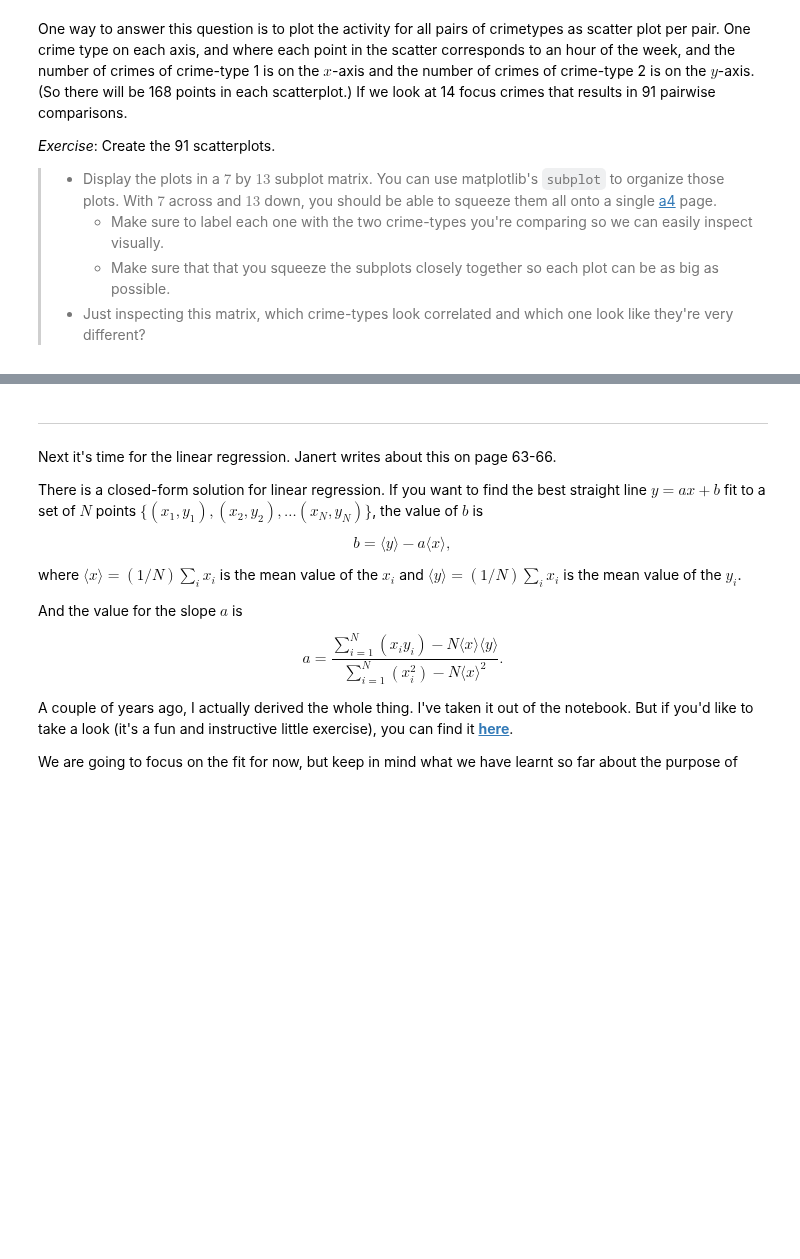
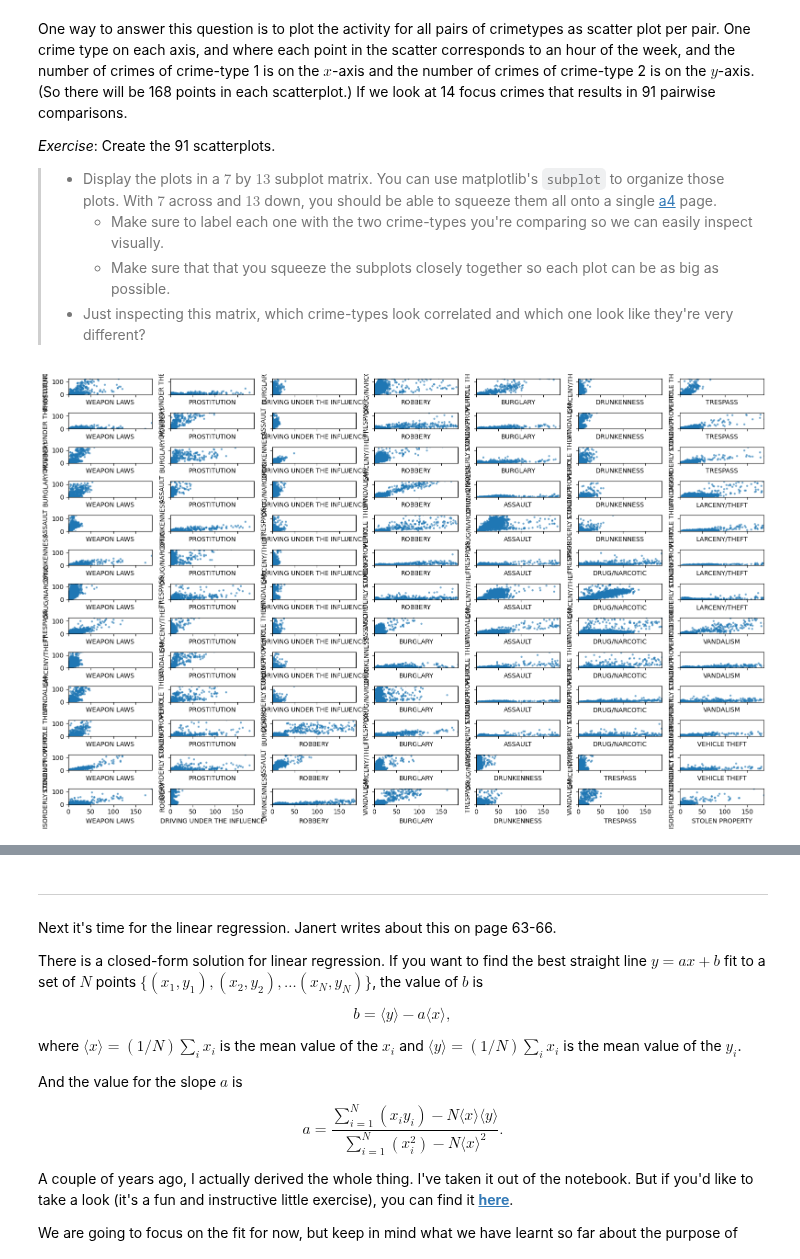
Before and after one commit to jens-create/socialdata2023, a Jupyter notebook: lectures/Week5.ipynb, the cells around one changed output, grey strips where cells are left out. Cells and saved outputs as stored; diff of their text form; code cells hidden in the pictures; blank space fills up the shorter version.

Commit message:
shitty plot

```diff
--- a/lectures/Week5.ipynb
+++ b/lectures/Week5.ipynb
@@ -180,4 +180,5 @@ So, now it's time for fun with standard linear regression! We'll get into that b
 
 Below I list the focus-crimes for your convenience
 # %%
-focuscrimes = set(['WEAPON LAWS', 'PROSTITUTION', 'DRIVING UNDER THE INFLUENCE', 'ROBBERY', 'BURGLARY', 'ASSAULT', 'DRUNKENNESS', 'DRUG/NARCOTIC', 'TRESPASS', 'LARCENY/THEFT', 'VANDALISM', 'VEHICLE THEFT', 'STOLEN PROPERTY', 'DISORDERLY CONDUCT'])
+focuscrimes = ['WEAPON LAWS', 'PROSTITUTION', 'DRIVING UNDER THE INFLUENCE', 'ROBBERY', 'BURGLARY', 'ASSAULT', 'DRUNKENNESS', 'DRUG/NARCOTIC', 'TRESPASS', 'LARCENY/THEFT', 'VANDALISM', 'VEHICLE THEFT', 'STOLEN PROPERTY', 'DISORDERLY CONDUCT']
+len(focuscrimes)
@@ -189,3 +192,55 @@ One way to answer this question is to plot the activity for all pairs of crimety
 >     * Make sure to label each one with the two crime-types you're comparing so we can easily inspect visually.
 >     * Make sure that that you squeeze the subplots closely together so each plot can be as big as possible.
 > * Just inspecting this matrix, which crime-types look correlated and which one look like they're very different?
+# %%
+from utils.load import load_sf
+df = load_sf()
+# %%
+import matplotlib.pyplot as plt
+import pandas as pd
+
+# Load the data
+data = df
+
+
+# Create a 7x13 subplot grid
+fig, axs = plt.subplots(13, 7, figsize=(16, 10), sharex=True, sharey=True)
+
+
+plot_count = 0
+
+# Loop over all pairs of crimes
+for i, crime1 in enumerate(focuscrimes):
+    for j, crime2 in enumerate(focuscrimes):
+        if j > i:
+            # Plot the scatterplot for this pair of crimes
+            counts = data.pivot_table(index='how', columns='Category', aggfunc='size', fill_value=0)
+            x = counts[crime1]
+            y = counts[crime2]
+
+            ii = plot_count%13
+            jj = plot_count//13
+
+
+            axs[ii, jj].scatter(x, y, s=5, alpha=0.5)
+            axs[ii, jj].set_xlim([0, max(x)])
+            axs[ii, jj].set_ylim([0, max(y)])
+            axs[ii, jj].set_xlabel(crime1)
+            axs[ii, jj].set_ylabel(crime2)
+            plot_count += 1
+
+# Label the top row of plots with the crime types
+#for j, crime in enumerate(focuscrimes):
+#    axs[0, j].set_title(crime)
+
+# Label the left column of plots with the crime types
+#for i, crime in enumerate(focuscrimes):
+#    axs[i, 0].set_ylabel(crime, rotation=0, ha='right')
+
+# Tighten up the layout to maximize space for the plots
+plt.tight_layout()
+
+# Show the plots
+plt.show()
+# %% [output]
+[figure, added]
```
Also changed, not shown: parts of 2 cells of this notebook, 5 other files.
